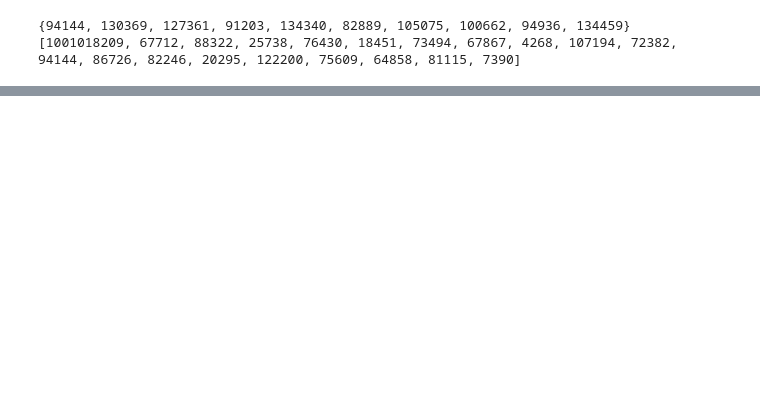
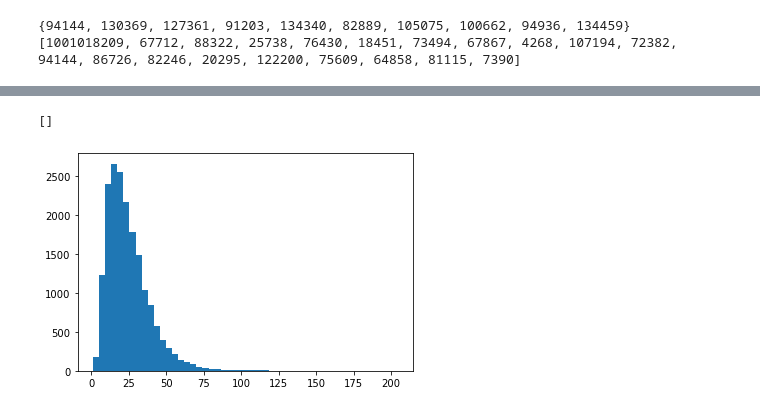
Before and after one commit to Ann924/Mobile-Facility, a Jupyter notebook: Ann.ipynb, the cells around one changed output, grey strips where cells are left out. Cells and saved outputs as stored; diff of their text form; code cells hidden in the pictures; blank space fills up the shorter version.

```diff
--- a/Ann.ipynb
+++ b/Ann.ipynb
@@ -521,0 +1201,48 @@ print(CLIENT_LOCATIONS.lid[0])
+# %%
+df_activity = pd.read_csv("usa_va_charlottesville_city_activity_locations.csv").rename({"alid": "lid"}, axis = 'columns')
+df_residence = pd.read_csv("usa_va_charlottesville_city_residence_locations.csv")
+
+#Shift the residence lid
+df_residence['lid'] = df_residence['rlid'] + HOME_SHIFT
+locations = pd.concat([df_activity[['lid', 'longitude', 'latitude']], df_residence[['lid', 'longitude', 'latitude']]]).reset_index(drop = True)
+
+#Read in the client visited locations data (adults only for now)
+client_locations = pd.read_csv("usa_va_charlottesville_city_adult_activity_location_assignment_week.csv")
+
+#Get the coordinates of all the residential locations
+home_coords = set(df_residence[['latitude', 'longitude']].apply(tuple, axis=1).tolist())
+
+#Shift lids for residential areas
+client_locations['coord'] = client_locations[['latitude', 'longitude']].apply(lambda x: (x.latitude, x.longitude), axis = 1)
+client_locations.loc[client_locations.coord.isin(home_coords), 'lid'] += HOME_SHIFT
+
+#Popularity of locations, which locations are visited by which individuals
+assignments = client_locations.copy()
+assignments = assignments.groupby(['lid'])['pid'].apply(set).reset_index(name = 'pid')
+assignments = assignments.set_index('lid')
+assignments['activity'] = assignments['pid'].apply(lambda x: len(x))
+
+locations['activity'] = locations['lid'].apply(lambda x: assignments.at[x, 'activity'] if x in assignments.index else 0)
+locations = locations.sort_values(by = 'activity', ascending = False).reset_index(drop = True)
+
+client_locations = client_locations.groupby(['hid'])['lid'].apply(set).reset_index(name = 'lid')
+
+#Replace lid with the index of the lid in locations
+def filter(x):
+    return_list = []
+    for i in x:
+        #Insert home locations at the front of the list
+        if (i>HOME_SHIFT):
+            return_list.insert(0, locations.loc[locations.lid==i].index[0])
+        else:
+            return_list.append(locations.loc[locations.lid==i].index[0])
+    return return_list
+
+client_locations['lid'] = client_locations['lid'].apply(lambda x: filter(x))
+
+client_locations['act'] = client_locations['lid'].apply(lambda x: len(x))
+plt.hist(client_locations.act.tolist(), bins = 50)
+plt.plot()
+# %% [output]
+[]
+[figure, added]
```
Also changed, not shown: parts of 34 cells of this notebook, 3 other files.
